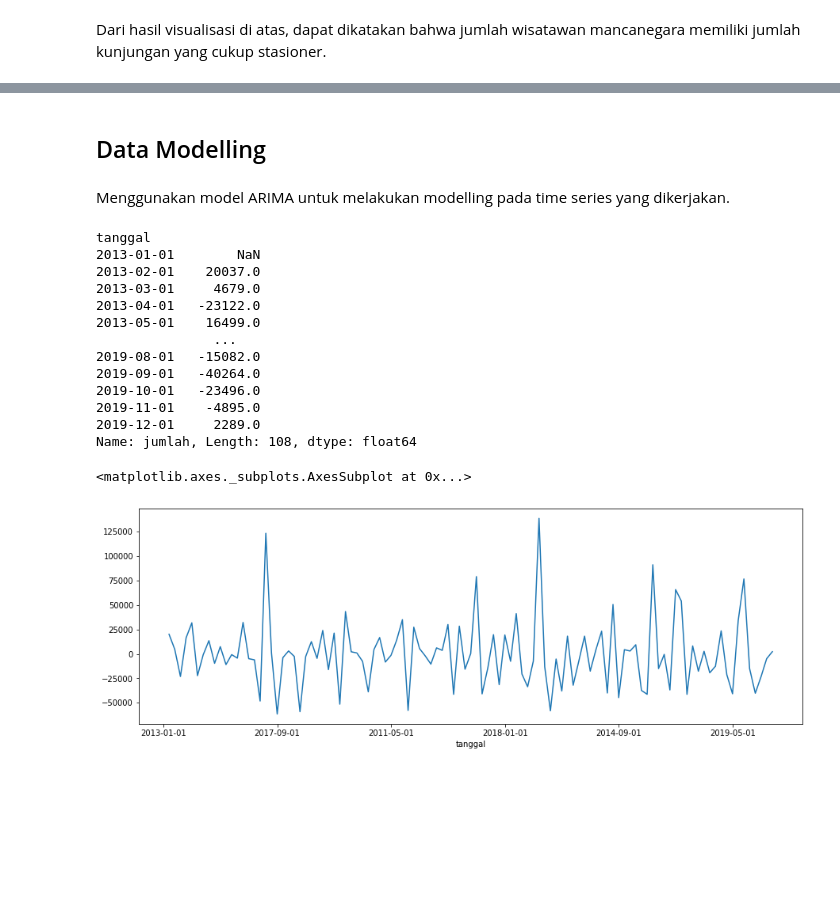
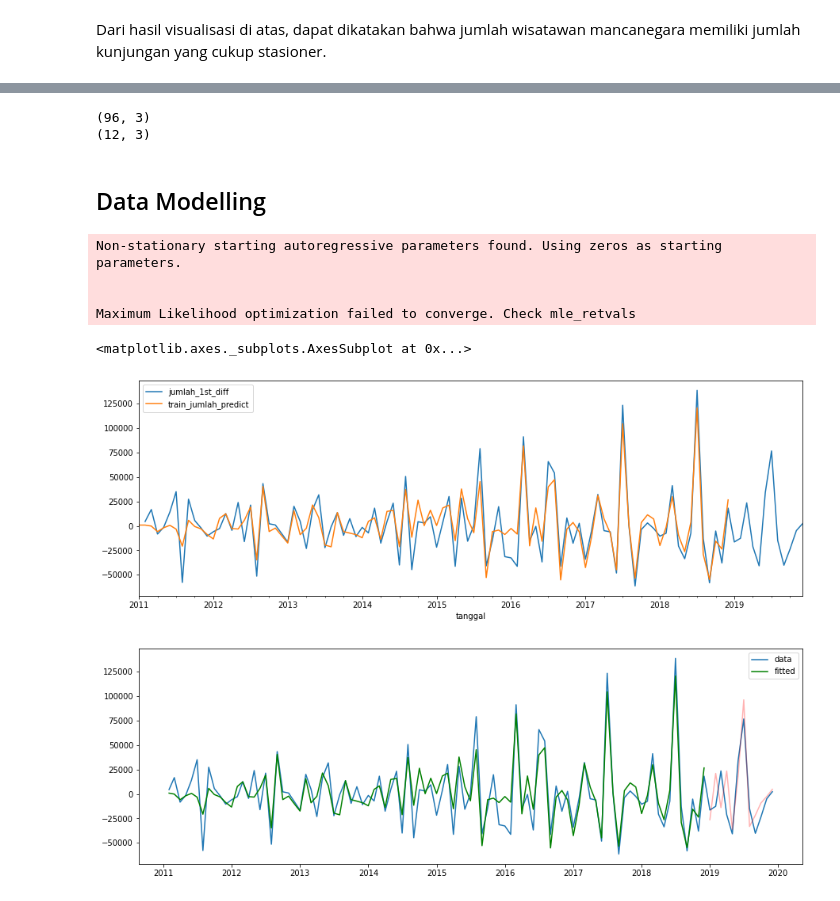
Before and after one commit to MaxZx3000/AI-Compfest-GigaPrime, a Jupyter notebook: artificial-intelligence/time_series_jumlah_wisatawan_mancanegara_jakarta.ipynb, the cells around one changed output, grey strips where cells are left out. Cells and saved outputs as stored; diff of their text form; code cells hidden in the pictures; blank space fills up the shorter version.

```diff
--- a/artificial-intelligence/time_series_jumlah_wisatawan_mancanegara_jakarta.ipynb
+++ b/artificial-intelligence/time_series_jumlah_wisatawan_mancanegara_jakarta.ipynb
@@ -158,26 +209,16 @@ Dari hasil visualisasi di atas, dapat dikatakan bahwa jumlah wisatawan mancanega
+# %%
+number_of_test = 12
+
+train_df = df.iloc[:-number_of_test]
+test_df = df.iloc[-number_of_test:]
+
+print(train_df.shape)
+print(test_df.shape)
+# %% [output]
+(96, 3)
+(12, 3)
+# %%
+train_index = df.index <= train_df.index[-1]
+test_index = df.index > test_df.index[-1]
 # %% [markdown]
 ## Data Modelling
-# %% [markdown]
-Menggunakan model ARIMA untuk melakukan modelling pada time series yang dikerjakan.
-# %%
-time_series_preprocessed_df = time_series_df.diff()
-time_series_preprocessed_df
-# %% [output]
-tanggal
-2013-01-01        NaN
-2013-02-01    20037.0
-2013-03-01     4679.0
-2013-04-01   -23122.0
-2013-05-01    16499.0
-               ...
-2019-08-01   -15082.0
-2019-09-01   -40264.0
-2019-10-01   -23496.0
-2019-11-01    -4895.0
-2019-12-01     2289.0
-Name: jumlah, Length: 108, dtype: float64
-# %%
-time_series_preprocessed_df.plot(figsize = (15, 5))
-# %% [output]
-<matplotlib.axes._subplots.AxesSubplot at 0x...>
-[figure, removed]
@@ -185,0 +225,36 @@ time_series_preprocessed_df.index.freq = 'MS'
+# %%
+arima = ARIMA(train_df[first_diff_field], order = (40, 0, 0))
+arima_result = arima.fit()
+
+train_predictions = arima_result.predict(
+    start = train_df.index[0], end = train_df.index[-1]
+)
+
+df.loc[train_index, train_prediction_field] = train_predictions
+
+df[[first_diff_field, train_prediction_field]].plot(figsize = (15, 5))
+# %% [output]
+Non-stationary starting autoregressive parameters found. Using zeros as starting parameters.
+
+
+Maximum Likelihood optimization failed to converge. Check mle_retvals
+<matplotlib.axes._subplots.AxesSubplot at 0x...>
+[figure, added]
+# %%
+def plot_data_and_forecast(result, train_df, test_df, col_name, start_index = 1, n_test = 12):
+  fig, ax = plt.subplots(figsize = (15, 5))
+  ax.plot(df[col_name], label = 'data')
+
+  train_pred = result.predict(start = train_df.index[start_index], end = train_df.index[-1])
+  ax.plot(train_df.index[start_index:], train_pred, color = 'green', label = 'fitted')
+
+  prediction_result = result.get_forecast(n_test)
+  conf_int = prediction_result.conf_int()
+  forecast = prediction_result.predicted_mean
+  ax.plot(test_df.index, forecast, color = 'red', alpha = 0.3)
+
+  ax.legend()
+
+plot_data_and_forecast(arima_result, train_df, test_df, first_diff_field)
+# %% [output]
+[figure, added]
```
Also changed, not shown: parts of 14 cells of this notebook.
